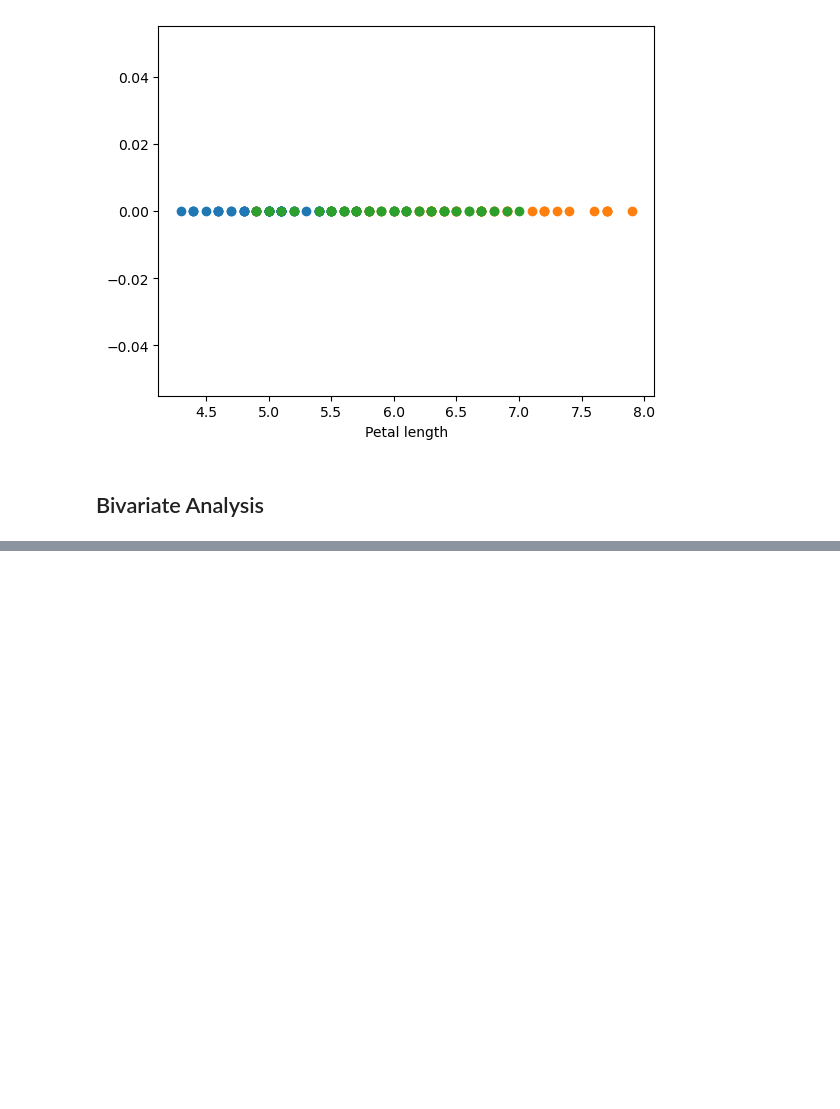
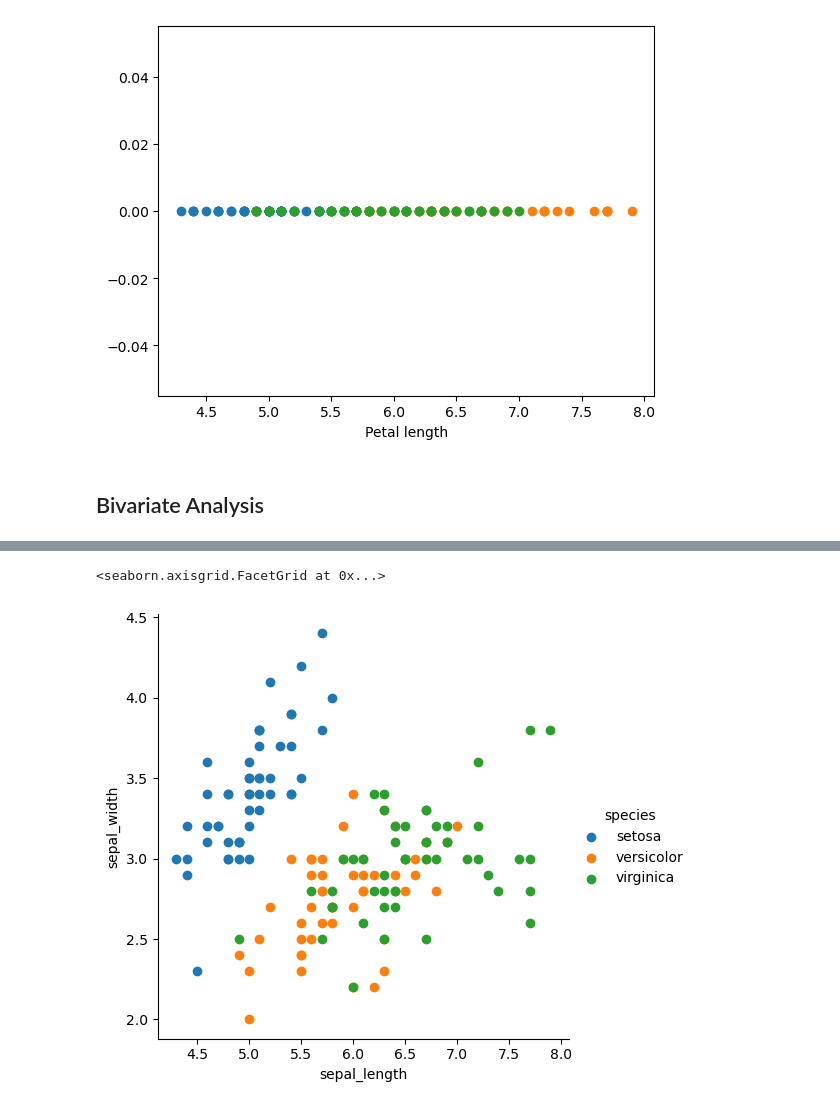
Before and after one commit to KmKalpana/Machine-Learning, a Jupyter notebook: Univariate, Bivariate and Multivariate data.ipynb, the cells around one changed output, grey strips where cells are left out. Cells and saved outputs as stored; diff of their text form; code cells hidden in the pictures; blank space fills up the shorter version.

```diff
--- a/Univariate, Bivariate and Multivariate data.ipynb
+++ b/Univariate, Bivariate and Multivariate data.ipynb
@@ -44,3 +44,6 @@ plt.show()
 [figure]
 # %% [markdown]
 ## Bivariate Analysis
+# %%
+sns.FacetGrid(df,hue="species", size=5).map(plt.scatter,"sepal_length","sepal_width").add_legend()
+# %% [output]
@@ -46,0 +51,2 @@ plt.show()
+<seaborn.axisgrid.FacetGrid at 0x...>
+[figure, added]
```
Also changed, not shown: parts of 3 cells of this notebook, 3 other files.
